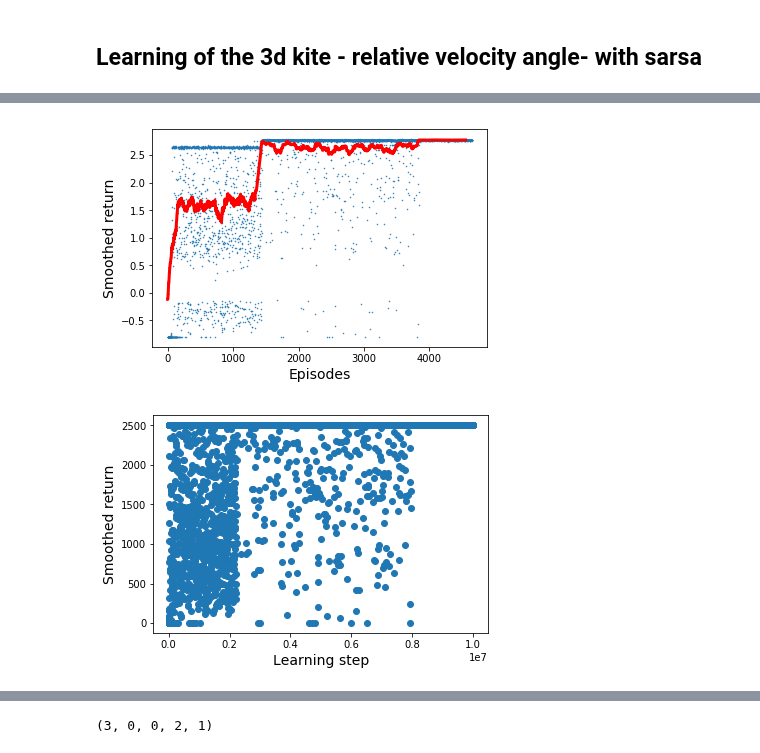
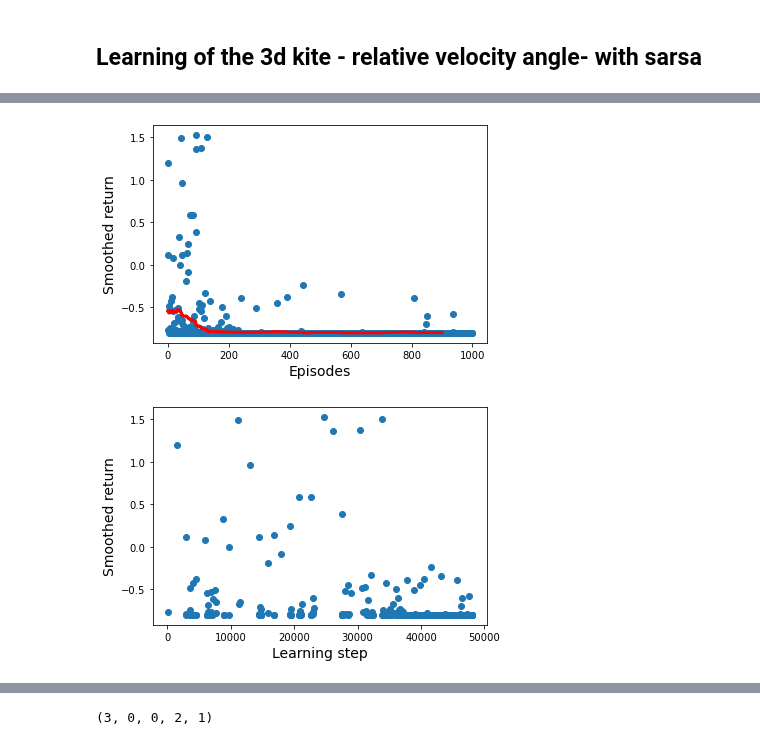
Before and after one commit to lorenzobasile/KiteRL, a Jupyter notebook: analyze_training.ipynb, the cells around one changed output, grey strips where cells are left out. Drawn from its saved outputs; the diff is of its cells as text; code cells hidden in the pictures.

```diff
--- a/analyze_training.ipynb
+++ b/analyze_training.ipynb
@@ -5,7 +5,7 @@ import matplotlib.pyplot as plt
 import utils as ut
 
 system_name = 'dql_const'
-run_name = 'state_of_the_art'
+run_name = 'state_of_art'
 data_dir = './data/' + system_name + '/' + run_name + '/'
 #plot_dir = '../plots/'+system_name+'/'+run_name+'/'
 # %% [markdown]
@@ -43,16 +59,16 @@ ValueError: invalid literal for int() with base 10: '-0.6271510156587716'
 # %%
 plt.xlabel('Episodes', fontsize=14)
 plt.ylabel('Smoothed return', fontsize=14)
 
-plt.plot(r_traj, 'o', markersize=0.5)
+plt.plot(r_traj, 'o')
 
 smooth = np.convolve(r_traj, np.ones(100), "valid")/100
 plt.plot(smooth, color='red', lw=3)
 
 plt.savefig(data_dir+'return.png', dpi=200)
 plt.show()
 # %% [output]
-[figure, old version]
+[figure, new version]
 # %%
 plt.xlabel('Learning step', fontsize=14)
 plt.ylabel('Smoothed return', fontsize=14)
@@ -64,7 +80,7 @@ plt.plot(l_steps, r_traj, 'o')
 
 plt.show()
 # %% [output]
-[figure, old version]
+[figure, new version]
 # %%
 Q_traj = np.load(data_dir+"quality_traj.npy")
 print(Q_traj.shape)
```
Also changed, not shown: parts of 6 cells of this notebook, 2 other files.
